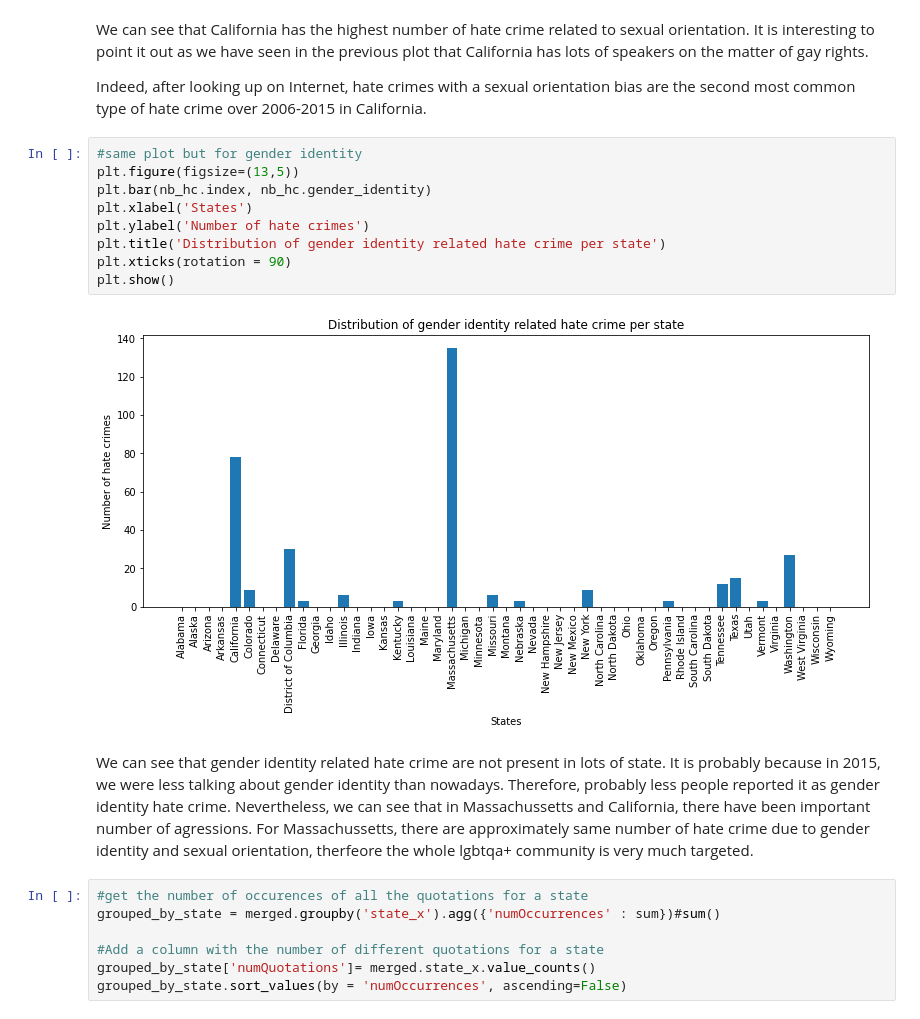
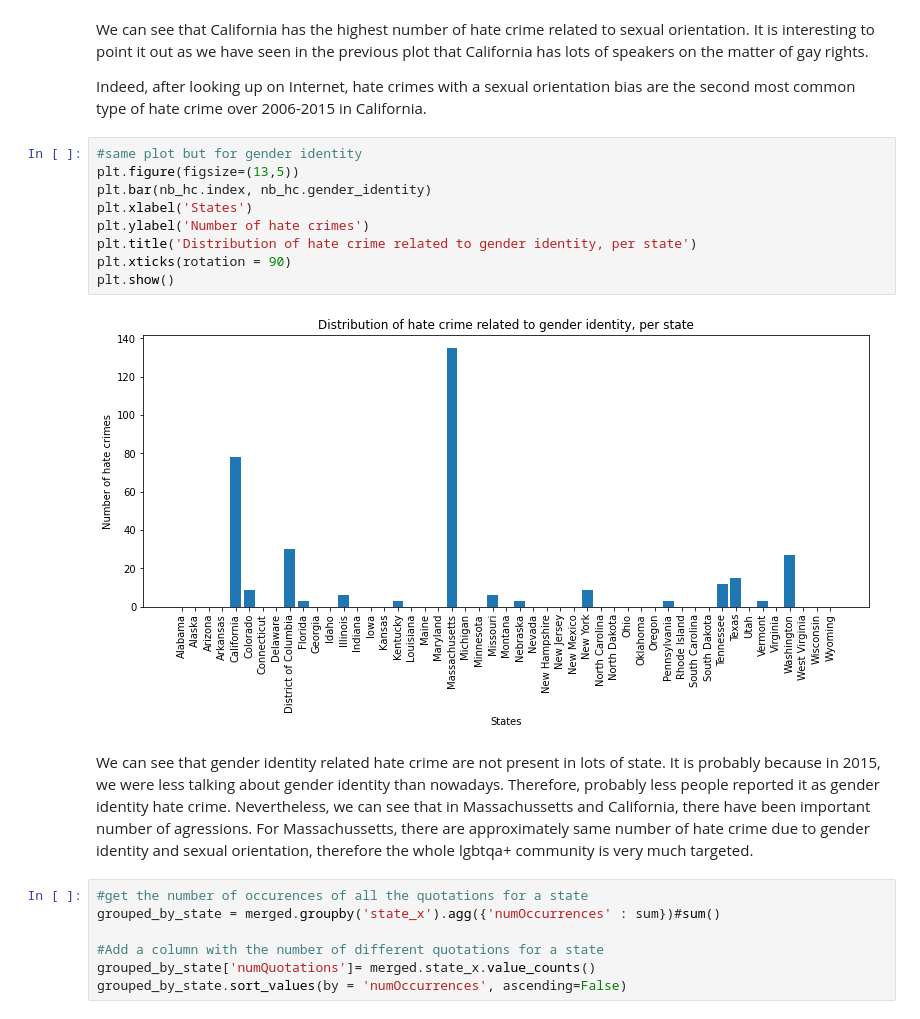
Before and after one commit to epfl-ada/ada-2021-project-ada_group_project, a Jupyter notebook: basic_exploration.ipynb, the cells around one changed output. Cells and saved outputs as stored; diff of their text form.

```diff
--- a/basic_exploration.ipynb
+++ b/basic_exploration.ipynb
@@ -182,17 +225,17 @@ Indeed, after looking up on Internet, hate crimes with a sexual orientation bias
 # %%
 #same plot but for gender identity
 plt.figure(figsize=(13,5))
 plt.bar(nb_hc.index, nb_hc.gender_identity)
 plt.xlabel('States')
 plt.ylabel('Number of hate crimes')
-plt.title('Distribution of gender identity related hate crime per state')
+plt.title('Distribution of hate crime related to gender identity, per state')
 plt.xticks(rotation = 90)
 plt.show()
 # %% [output]
-[figure, old version]
+[figure, new version]
 # %% [markdown]
 We can see that gender identity related hate crime are not present in lots of state. It is probably because in 2015, we were less talking about gender identity than nowadays. Therefore, probably less people reported it as gender identity hate crime.
-Nevertheless, we can see that in Massachussetts and California, there have been important number of agressions. For Massachussetts, there are approximately same number of hate crime due to gender identity and sexual orientation, therfeore the whole lgbtqa+ community is very much targeted.
+Nevertheless, we can see that in Massachussetts and California, there have been important number of agressions. For Massachussetts, there are approximately same number of hate crime due to gender identity and sexual orientation, therefore the whole lgbtqa+ community is very much targeted.
 # %%
 #get the number of occurences of all the quotations for a state
 grouped_by_state = merged.groupby('state_x').agg({'numOccurrences' : sum})#sum()
```
Also changed, not shown: parts of 27 cells of this notebook.
